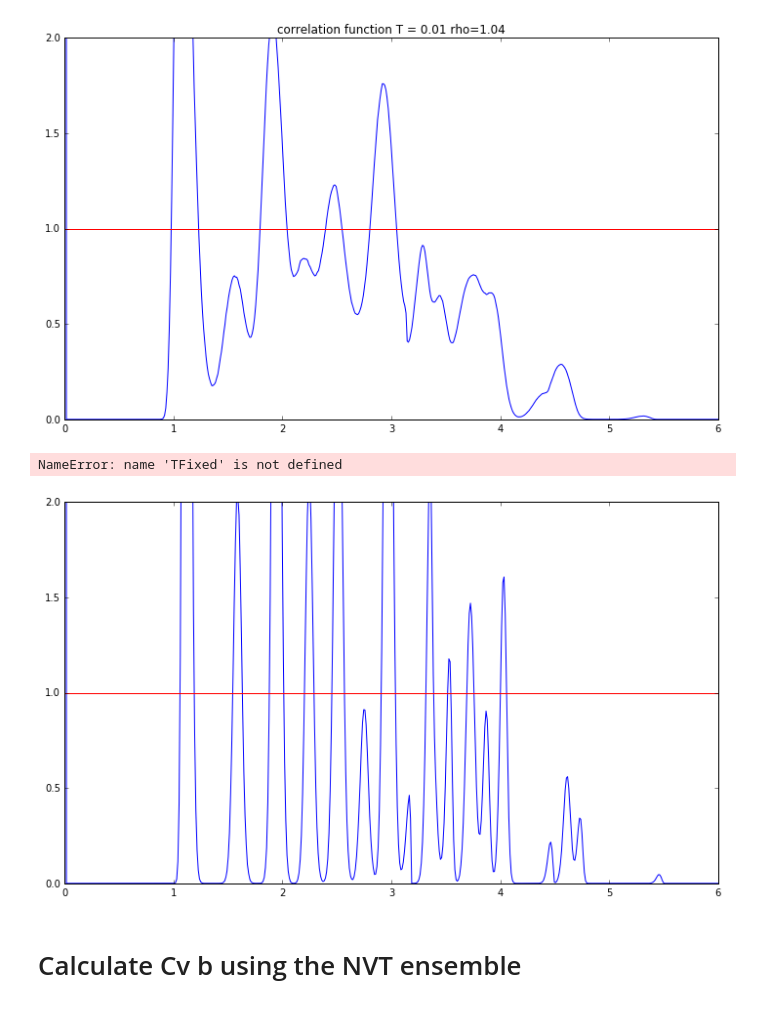
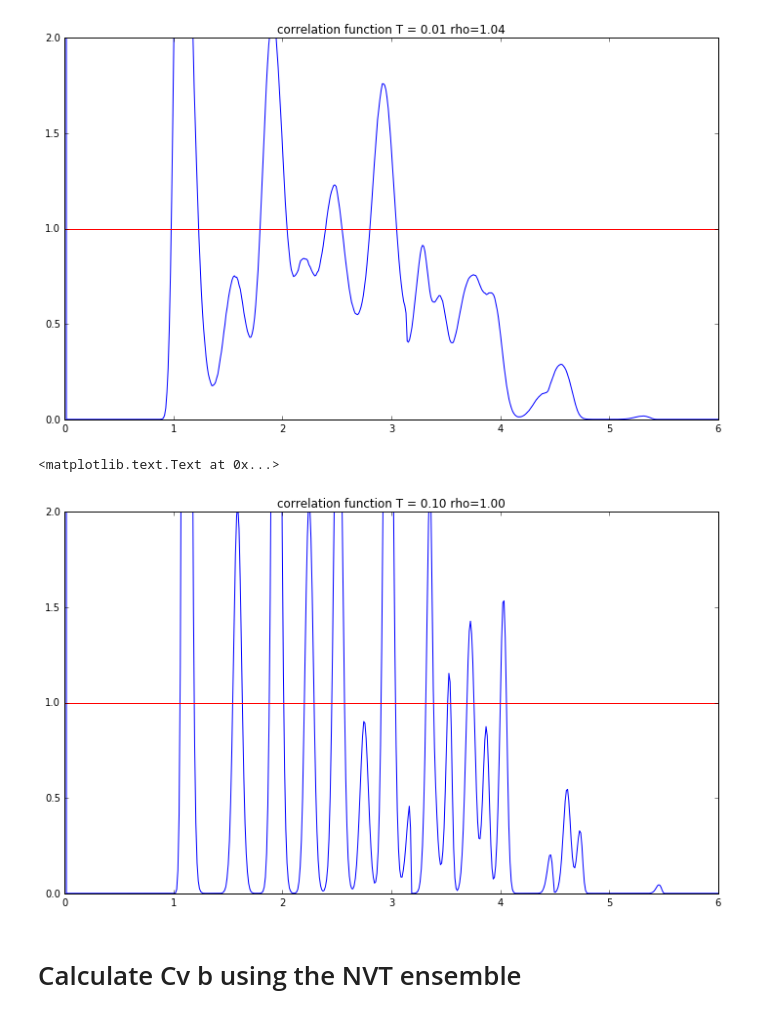
Before and after one commit to GitJaap/Computational-physics, a Jupyter notebook: Argon/Argon_correlationFunc.ipynb, the cells around one changed output. Saved outputs shown, nothing was run; the diff lists cells and outputs as text; code cells hidden in the pictures.

Commit message:
Betere corr figures en beschrijving

```diff
--- a/Argon/Argon_correlationFunc.ipynb
+++ b/Argon/Argon_correlationFunc.ipynb
@@ -474,18 +474,18 @@ plt.title("correlation function T = %.2f rho=%.2f" % (Tinit, rho))
 # %%
 #for solid
 x,y,z = init_pos()
 vx,vy,vz = init_vel(Tfixed)
 x,y,z,vx,vy,vz,K,V,rV, g, rVec, nr = evolveTimeFixedTAndCalcN(x,y,z,vx,vy,vz,timesteps, 1000)
 
 plt.figure(figsize = (12,7))
 plt.plot(rVec, g)
 plt.ylim((0,2))
 plt.xlim((0,6))
 plt.axhline(1, color="r")
-plt.title("correlation function T = %.2f rho=%.2f" % (TFixed, rho))
+plt.title("correlation function T = %.2f rho=%.2f" % (Tfixed, rho))
 # %% [output]
-NameError: name 'TFixed' is not defined
+<matplotlib.text.Text at 0x...>
-[figure, old version]
+[figure, new version]
 # %% [markdown]
 # Calculate Cv b using the NVT ensemble
 # %%
```
Also changed, not shown: parts of 1 cell of this notebook, 24 other files.
